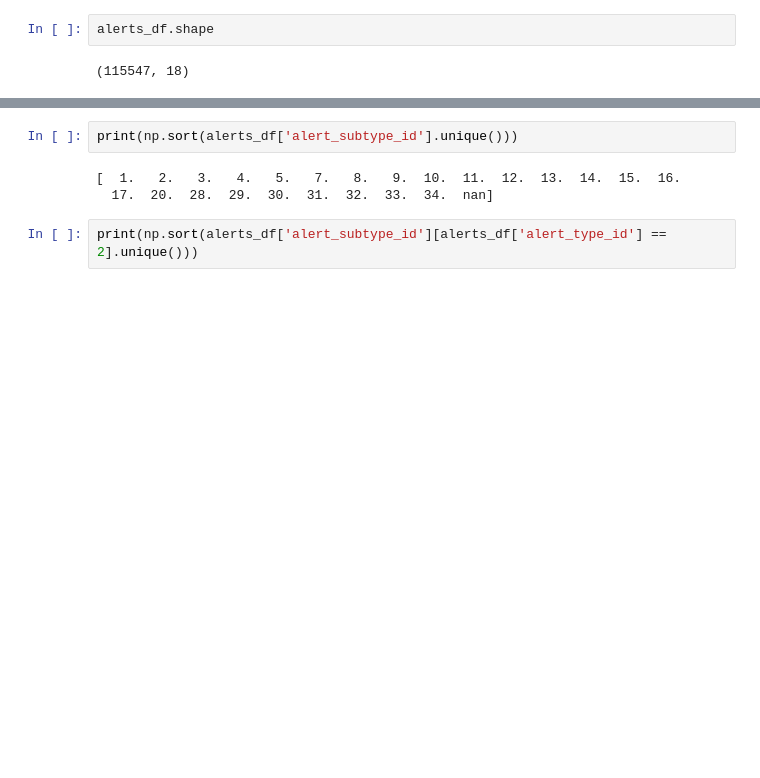
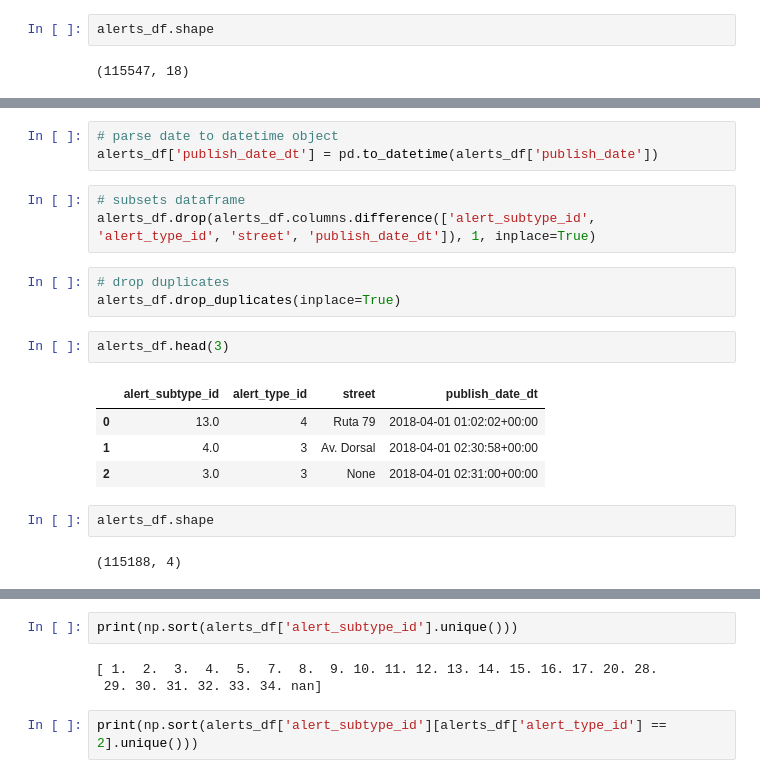
Before and after one commit to Codegn/car-traffic-predictions, a Jupyter notebook: rnn.ipynb, the cells around one changed output, grey strips where cells are left out. Drawn from its saved outputs; the diff is of its cells as text; blank space fills up the shorter version.

```diff
--- a/rnn.ipynb
+++ b/rnn.ipynb
@@ -61,3 +50,23 @@ jams_df.head()
+# %%
+# parse date to datetime object
+alerts_df['publish_date_dt'] = pd.to_datetime(alerts_df['publish_date'])
+# %%
+# subsets dataframe
+alerts_df.drop(alerts_df.columns.difference(['alert_subtype_id', 'alert_type_id', 'street', 'publish_date_dt']), 1, inplace=True)
+# %%
+# drop duplicates
+alerts_df.drop_duplicates(inplace=True)
+# %%
+alerts_df.head(3)
+# %% [output]
+|  | alert_subtype_id | alert_type_id | street | publish_date_dt |
+| 0 | 13.0 | 4 | Ruta 79 | 2018-04-01 01:02:02+00:00 |
+| 1 | 4.0 | 3 | Av. Dorsal | 2018-04-01 02:30:58+00:00 |
+| 2 | 3.0 | 3 | None | 2018-04-01 02:31:00+00:00 |
+# %%
+alerts_df.shape
+# %% [output]
+(115188, 4)
 # %%
 alerts_df['alert_type_id'].value_counts().plot(kind='barh')
 # %% [output]
```
Also changed, not shown: parts of 12 cells of this notebook.
